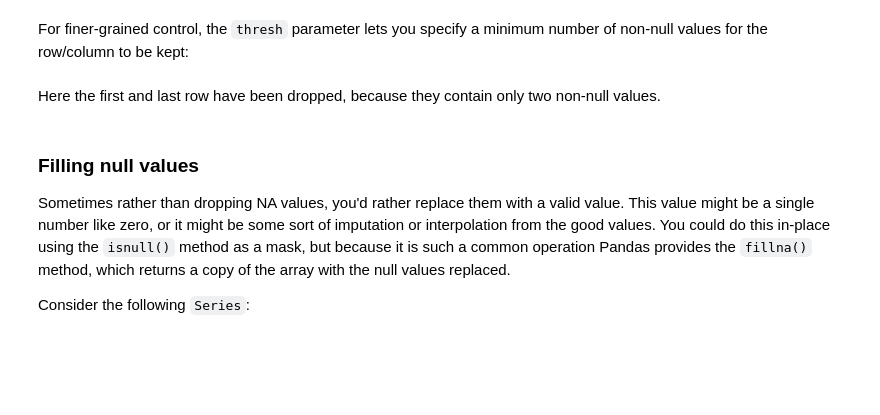
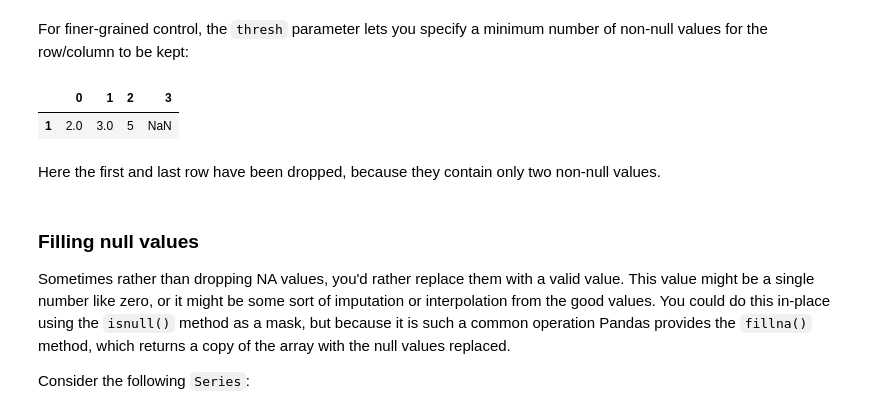
Before and after one commit to fmmb/CEB, a Jupyter notebook: PythonDataScienceHandbook/03.04-Missing-Values.ipynb, the cells around one changed output. Saved outputs shown, nothing was run; the diff lists cells and outputs as text; code cells hidden in the pictures; blank space fills up the shorter version.

```diff
--- a/PythonDataScienceHandbook/03.04-Missing-Values.ipynb
+++ b/PythonDataScienceHandbook/03.04-Missing-Values.ipynb
@@ -160,7 +231,10 @@ df.dropna(axis='columns', how='all')
 # %% [markdown]
 For finer-grained control, the ``thresh`` parameter lets you specify a minimum number of non-null values for the row/column to be kept:
 # %%
-df.dropna(axis='rows', thresh=3)
+df.dropna(axis='index', thresh=3)
+# %% [output]
+|  | 0 | 1 | 2 | 3 |
+| 1 | 2.0 | 3.0 | 5 | NaN |
 # %% [markdown]
 Here the first and last row have been dropped, because they contain only two non-null values.
 # %% [markdown]
```
Also changed, not shown: parts of 27 cells of this notebook.
